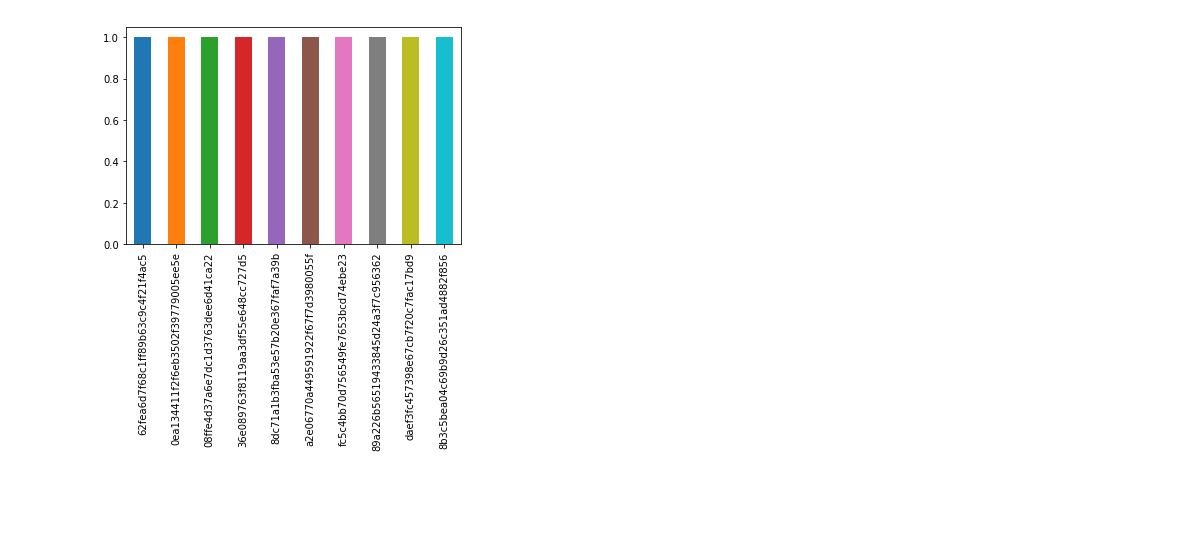
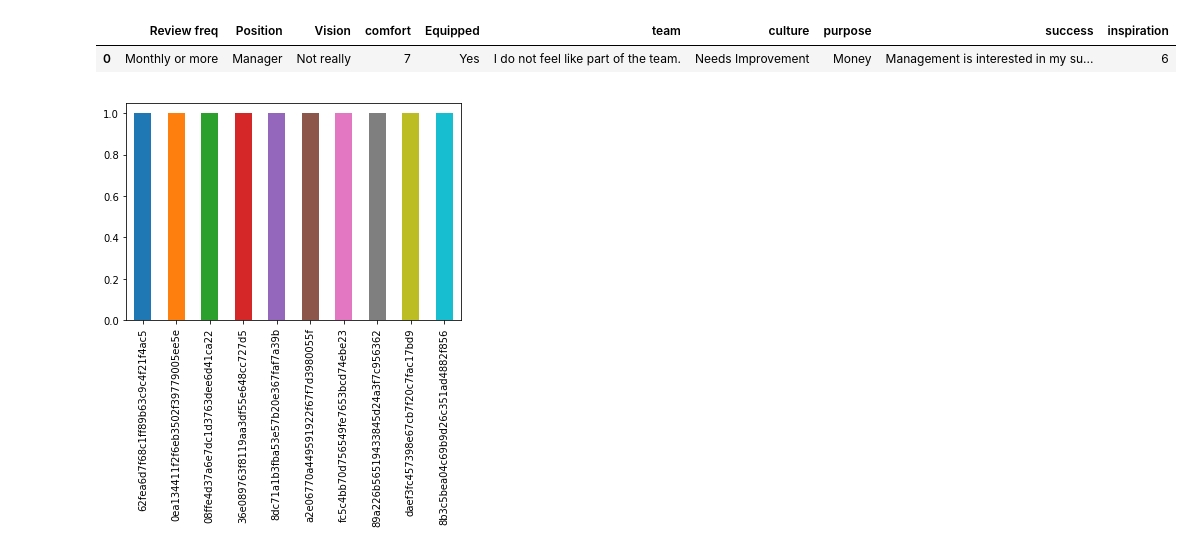
Before and after one commit to axpepper/analysis, a Jupyter notebook: analysis.ipynb, the cells around one changed output. Cells and saved outputs as stored; diff of their text form; code cells hidden in the pictures; blank space fills up the shorter version.

```diff
--- a/analysis.ipynb
+++ b/analysis.ipynb
@@ -12,6 +12,7 @@ companyname = "BoxerCo"
 # %%
 df_all = pd.read_csv(filename)
 original = list(df_all.head(0))
-changed = ['#', 'Organization', 'Position', 'Vision', 'comfort', 'Equipped', 'team', 'culture', 'purpose', 'success', 'inspiration', 'SD', 'FD', 'NID']
+changed = ['#', 'Organization', 'Review freq','Position', 'Vision', 'comfort', 'Equipped', 'team', 'culture', 'purpose', 'success', 'inspiration', 'SD', 'FD', 'NID']
 dic = {k:v for (k,v) in zip(original, changed)}
-df_all.rename(dic, axis='columns')
+df_all = df_all.rename(dic, axis='columns')
+df_all = df_all.drop(['#', 'SD', 'FD', 'NID'], axis=1)
@@ -32,3 +19,11 @@ df_test = df_all[df_all["What is the name of your organization?"] == companyname
+# %%
+df_test = df_all[df_all['Organization'] == companyname]
+df_all = df_all.drop('Organization', axis = 1)
+df_test = df_test.drop('Organization', axis = 1)
+df_test
+# %% [output]
+|  | Review freq | Position | Vision | comfort | Equipped | team | culture | purpose | success | inspiration |
+| 0 | Monthly or more | Manager | Not really | 7 | Yes | I do not feel like part of the team. | Needs Improvement | Money | Management is interested in my su... | 6 |
 # %%
 def anal_gen(df):
     for column_name in df:
```
Also changed, not shown: parts of 2 cells of this notebook.
